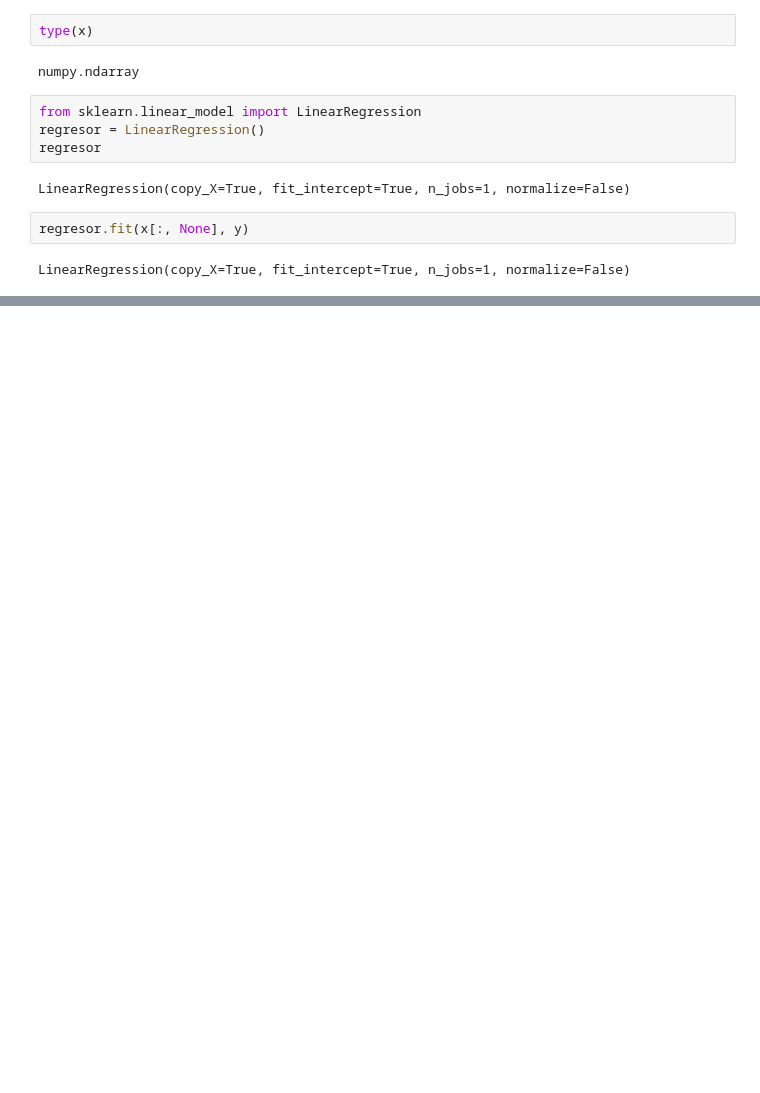
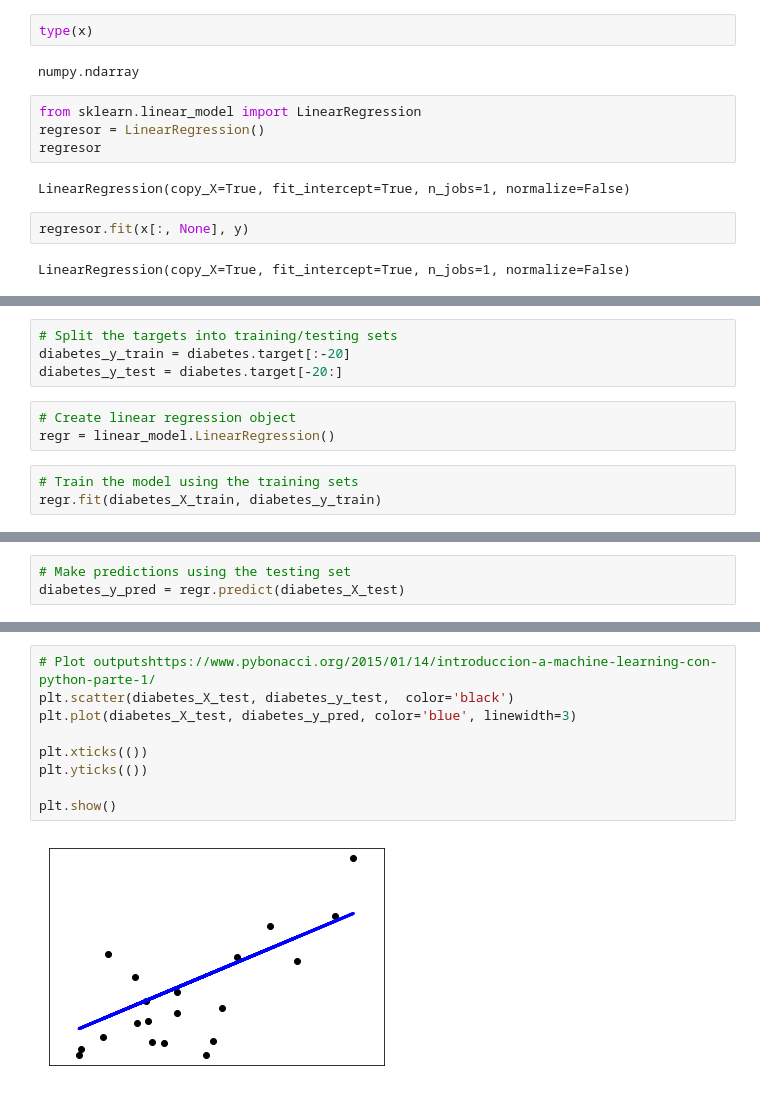
Before and after one commit to jdaarevalo/sckit-learn-presentation, a Jupyter notebook: presentation.ipynb, the cells around one changed output, grey strips where cells are left out. Cells and saved outputs as stored; diff of their text form; blank space fills up the shorter version.

Commit message:
Add example lineal regr

```diff
--- a/presentation.ipynb
+++ b/presentation.ipynb
@@ -120,0 +130,10 @@ plt.plot(x_new, y_new)
+# %%
+# Split the targets into training/testing sets
+diabetes_y_train = diabetes.target[:-20]
+diabetes_y_test = diabetes.target[-20:]
+# %%
+# Create linear regression object
+regr = linear_model.LinearRegression()
+# %%
+# Train the model using the training sets
+regr.fit(diabetes_X_train, diabetes_y_train)
@@ -120,0 +142,3 @@ plt.plot(x_new, y_new)
+# %%
+# Make predictions using the testing set
+diabetes_y_pred = regr.predict(diabetes_X_test)
@@ -121,3 +161,14 @@ plt.plot(x_new, y_new)
+# %%
+# Plot outputshttps://www.pybonacci.org/2015/01/14/introduccion-a-machine-learning-con-python-parte-1/
+plt.scatter(diabetes_X_test, diabetes_y_test,  color='black')
+plt.plot(diabetes_X_test, diabetes_y_pred, color='blue', linewidth=3)
+
+plt.xticks(())
+plt.yticks(())
+
+plt.show()
+# %% [output]
+[figure, added]
 # %%
 from sklearn import datasets
 # leemos el dataset
```
Also changed, not shown: parts of 18 cells of this notebook.
